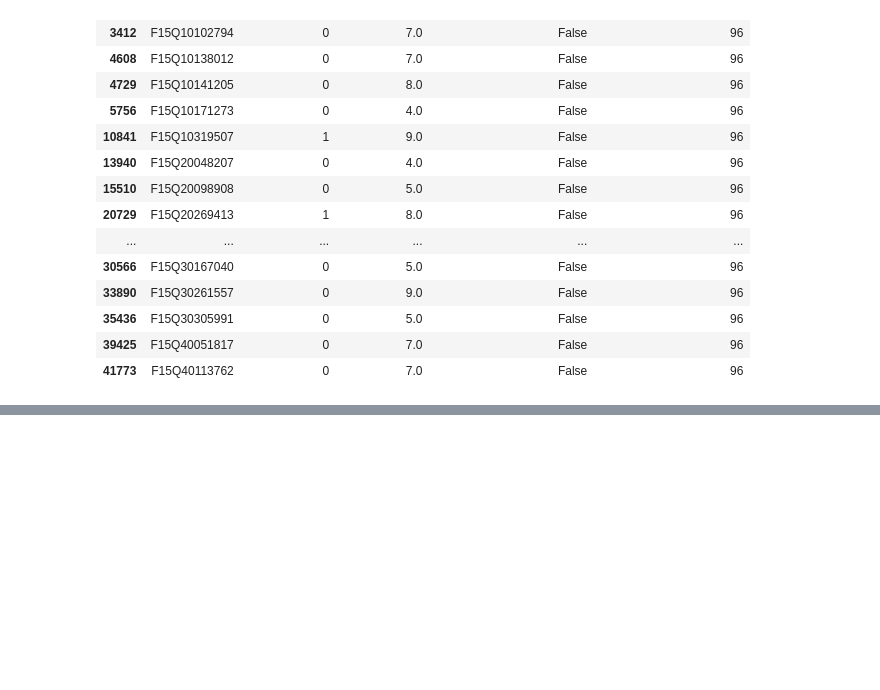
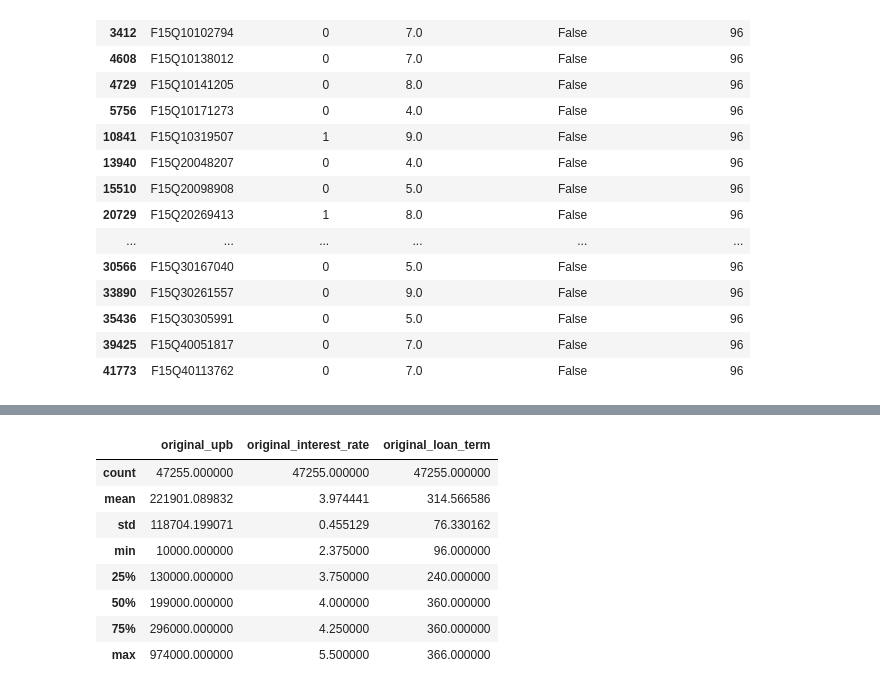
Before and after one commit to dhrumilvora/mortgage-credit-risk, a Jupyter notebook: test.ipynb, the cells around one changed output, grey strips where cells are left out. Cells and saved outputs as stored; diff of their text form; code cells hidden in the pictures; blank space fills up the shorter version.

```diff
--- a/test.ipynb
+++ b/test.ipynb
@@ -78,0 +410,18 @@ Unobservable after start eligibility: 26
+# %%
+model_base[
+    [
+        "original_upb",
+        "original_interest_rate",
+        "original_loan_term",
+    ]
+].describe()
+# %% [output]
+|  | original_upb | original_interest_rate | original_loan_term |
+| count | 47255.000000 | 47255.000000 | 47255.000000 |
+| mean | 221901.089832 | 3.974441 | 314.566586 |
+| std | 118704.199071 | 0.455129 | 76.330162 |
+| min | 10000.000000 | 2.375000 | 96.000000 |
+| 25% | 130000.000000 | 3.750000 | 240.000000 |
+| 50% | 199000.000000 | 4.000000 | 360.000000 |
+| 75% | 296000.000000 | 4.250000 | 360.000000 |
+| max | 974000.000000 | 5.500000 | 366.000000 |
```
Also changed, not shown: parts of 13 cells of this notebook, 7 other files.
